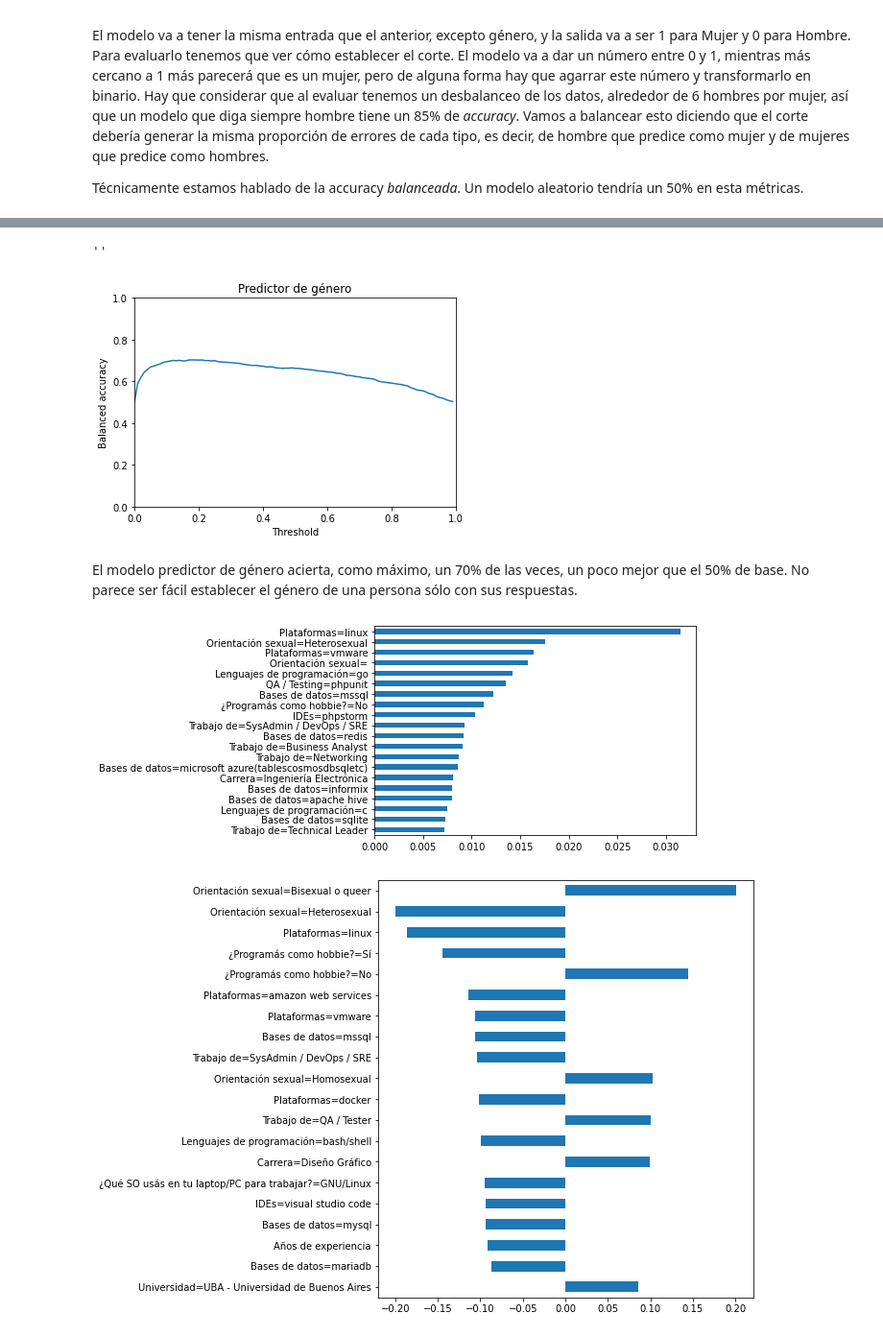
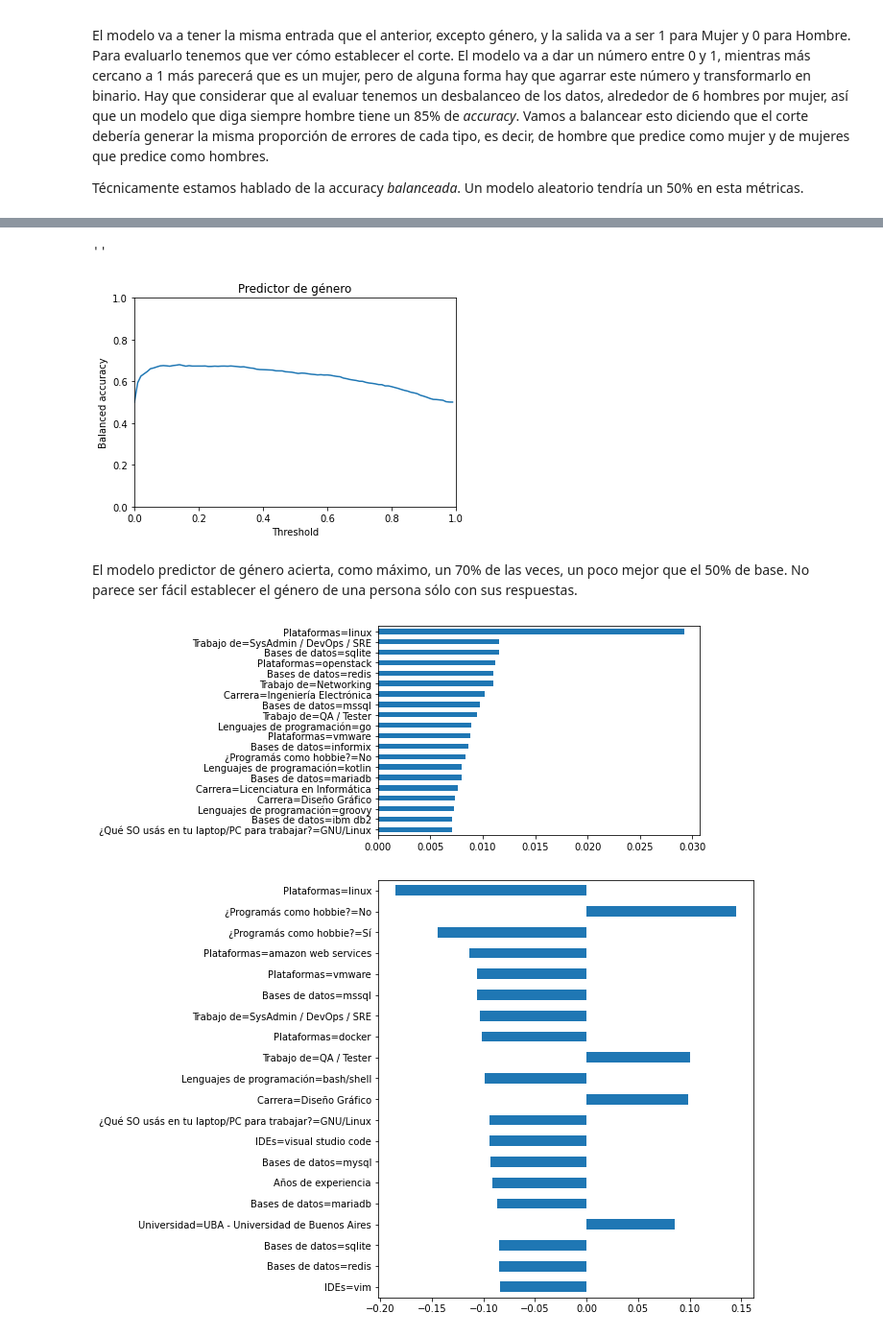
Before and after one commit to seppo0010/sysarmy-sueldos-2020.1, a Jupyter notebook: notebook/Brecha de género.ipynb, the cells around one changed output, grey strips where cells are left out. Shown at 96% size. Saved outputs shown, nothing was run; the diff lists cells and outputs as text; code cells hidden in the pictures.

Commit message:
gender blind model ignores sexual orientation and age

```diff
--- a/notebook/Brecha de género.ipynb
+++ b/notebook/Brecha de género.ipynb
@@ -897,7 +897,6 @@ class GModel:
                 '¿Qué SO usás en tu laptop/PC para trabajar?',
                 '¿Y en tu celular?',
                 'Tipo de contrato',
-                'Orientación sexual',
                 'Cantidad de empleados',
                 'Actividad principal',
             )
@@ -924,7 +923,6 @@ class GModel:
         return pd.Series([w in ws for w in self.valid_words_] + [
             row['¿Gente a cargo?'],
             row['Años de experiencia'],
-            row['Tengo'],
         ])
 
     def fit(self, X, y, **params):
@@ -983,7 +983,7 @@ ax.set_title('Predictor de género')
 ;
 # %% [output]
 ''
-[figure, old version]
+[figure, new version]
 # %% [markdown]
 El modelo predictor de género acierta, como máximo, un 70% de las veces, un poco mejor que el 50% de base. No parece ser fácil establecer el género de una persona sólo con sus respuestas.
 # %%
@@ -994,12 +994,13 @@ pd.Series(dict(zip(kf_gmodels[0].valid_words_ + [
 ],
 kf_gmodels[0].classifier_.feature_importances_))).sort_values().tail(20).plot.barh();
 # %% [output]
-[figure, old version]
+[figure, new version]
 # %%
 col_to_name = dict(zip(range(len(kf_gmodels[0].valid_words_)+3), kf_gmodels[0].valid_words_ + ['¿Gente a cargo?','Años de experiencia','Tengo',]))
 
+df_encoded = df.apply(kf_gmodels[0].encode_row, axis=1)
 df_corr = pd.concat((df_encoded, pd.DataFrame((df['Me identifico'] == 'Mujer').rename('Mujer'))), axis=1).corr()
 df_corr['sort'] = np.abs(df_corr['Mujer'])
 df_corr = df_corr.sort_values('sort')['Mujer'].drop('Mujer').tail(20).rename(lambda col: col_to_name[col], axis=1).plot.barh(figsize=(7, 8));
 # %% [output]
-[figure, old version]
+[figure, new version]
```
Also changed, not shown: parts of 1 cell of this notebook.
